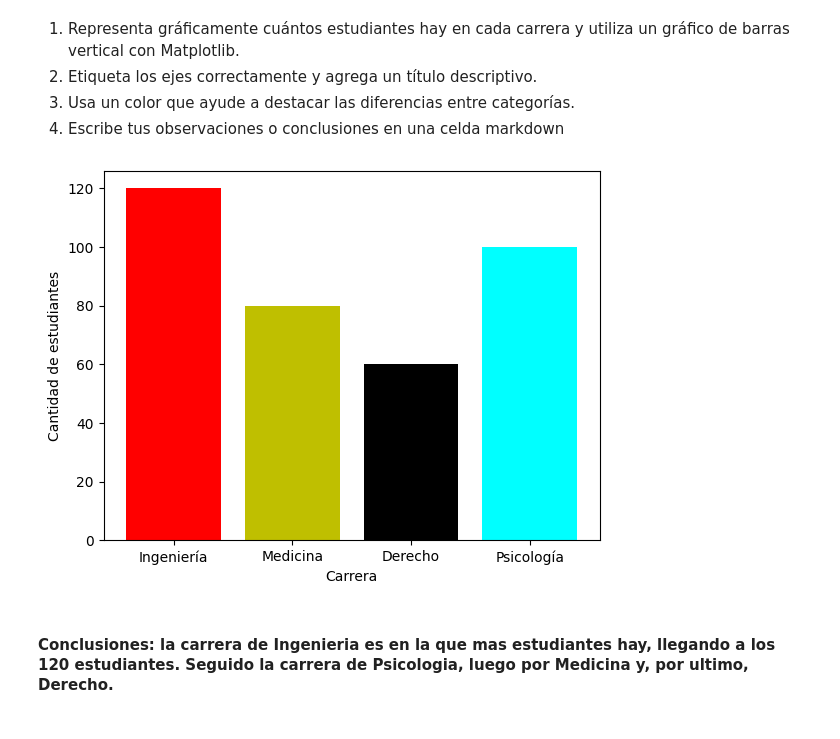
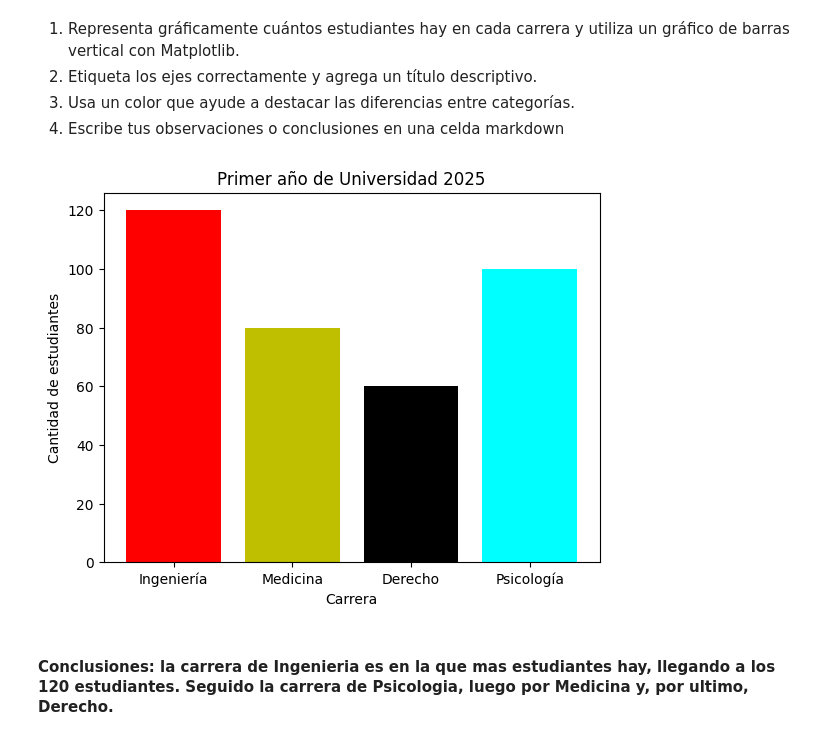
Before and after one commit to 4GeeksAcademy/GuilloMansan-visualizacion, a Jupyter notebook: notebook/03-project-visualization.ipynb, the cells around one changed output. Drawn from its saved outputs; the diff is of its cells as text; code cells hidden in the pictures.

Commit message:
Guardado del project de visualizacion

```diff
--- a/notebook/03-project-visualization.ipynb
+++ b/notebook/03-project-visualization.ipynb
@@ -108,13 +105,14 @@ df_careers
 # %%
 labels = df_careers['Carrera']
 values = df_careers['Estudiantes']
 colours = ['red', 'y', 'black', 'cyan']
 plt.ylabel('Cantidad de estudiantes')
 plt.xlabel('Carrera')
+plt.title('Primer año de Universidad 2025')
 plt.bar(labels,values, color=colours)
 plt.show()
 # %% [output]
-[figure, old version]
+[figure, new version]
 # %% [markdown]
 #### Conclusiones: la carrera de __Ingenieria__ es en la que mas estudiantes hay, llegando a los __120 estudiantes__. Seguido la carrera de Psicologia, luego por Medicina y, por ultimo, Derecho.
 # %% [markdown]
```
Also changed, not shown: parts of 18 cells of this notebook.
